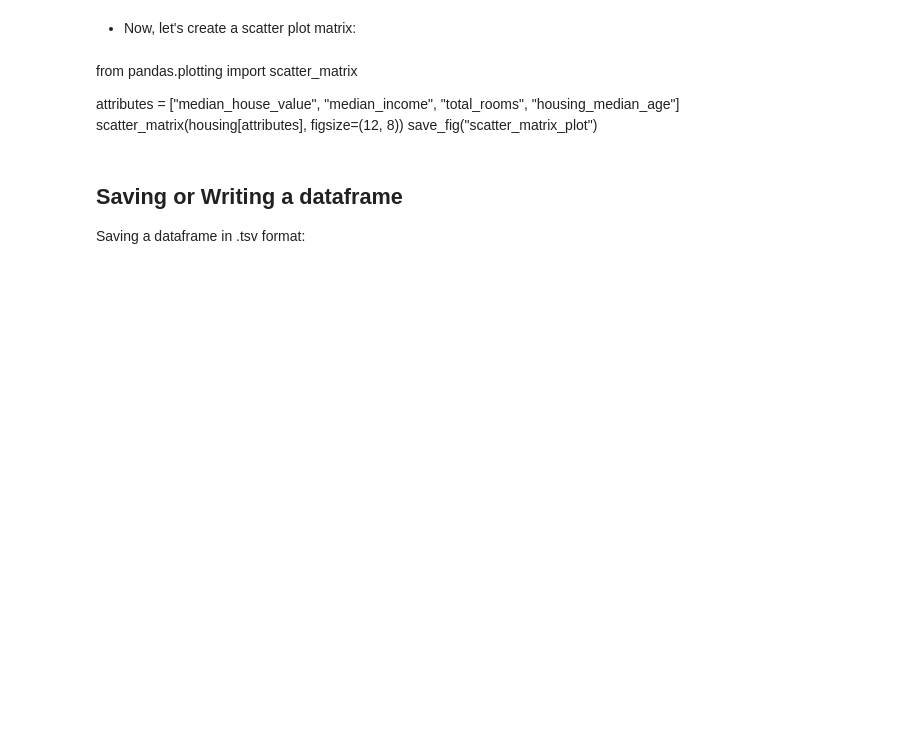
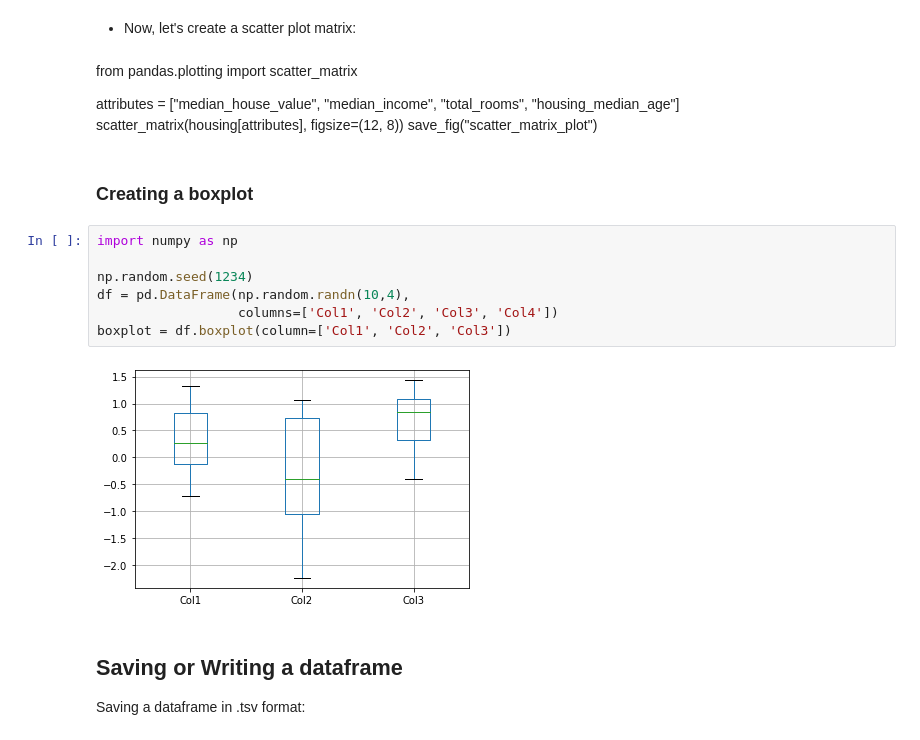
Before and after one commit to elowy01/PYTHON_NOTES, a Jupyter notebook: PANDAS/DATAFRAMES/Dataframe Notes.ipynb, the cells around one changed output. Saved outputs shown, nothing was run; the diff lists cells and outputs as text; blank space fills up the shorter version.

```diff
--- a/PANDAS/DATAFRAMES/Dataframe Notes.ipynb
+++ b/PANDAS/DATAFRAMES/Dataframe Notes.ipynb
@@ -749,6 +849,17 @@ attributes = ["median_house_value", "median_income", "total_rooms",
               "housing_median_age"]
 scatter_matrix(housing[attributes], figsize=(12, 8))
 save_fig("scatter_matrix_plot")
+# %% [markdown]
+### Creating a boxplot
+# %%
+import numpy as np
+
+np.random.seed(1234)
+df = pd.DataFrame(np.random.randn(10,4),
+                  columns=['Col1', 'Col2', 'Col3', 'Col4'])
+boxplot = df.boxplot(column=['Col1', 'Col2', 'Col3'])
+# %% [output]
+[figure, added]
 # %% [markdown]
 ## Saving or Writing a dataframe
 Saving a dataframe in .tsv format:
```
Also changed, not shown: parts of 18 cells of this notebook, 3 other files.
